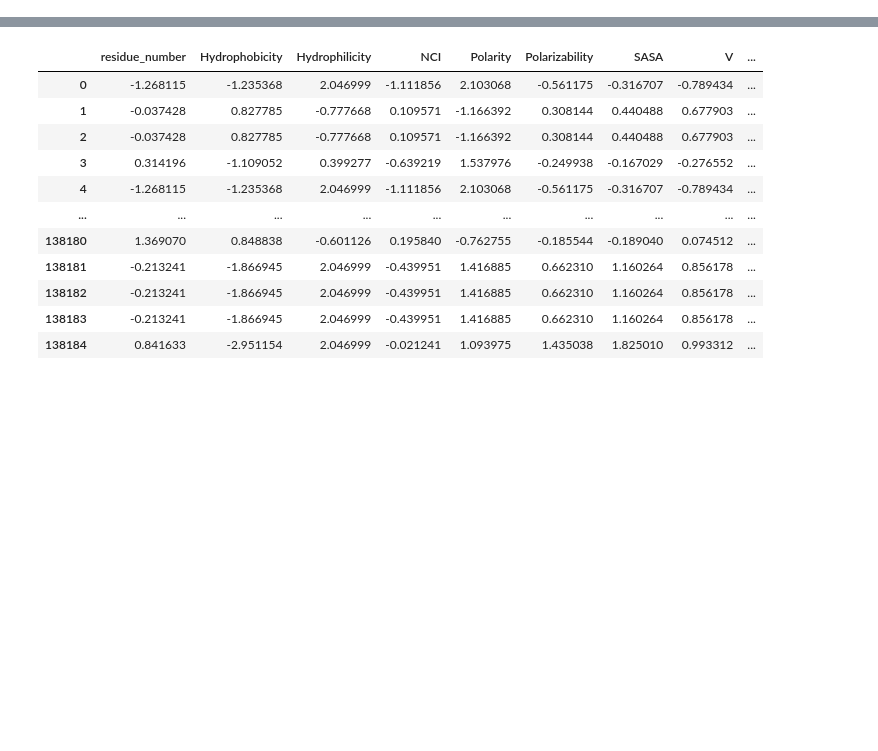
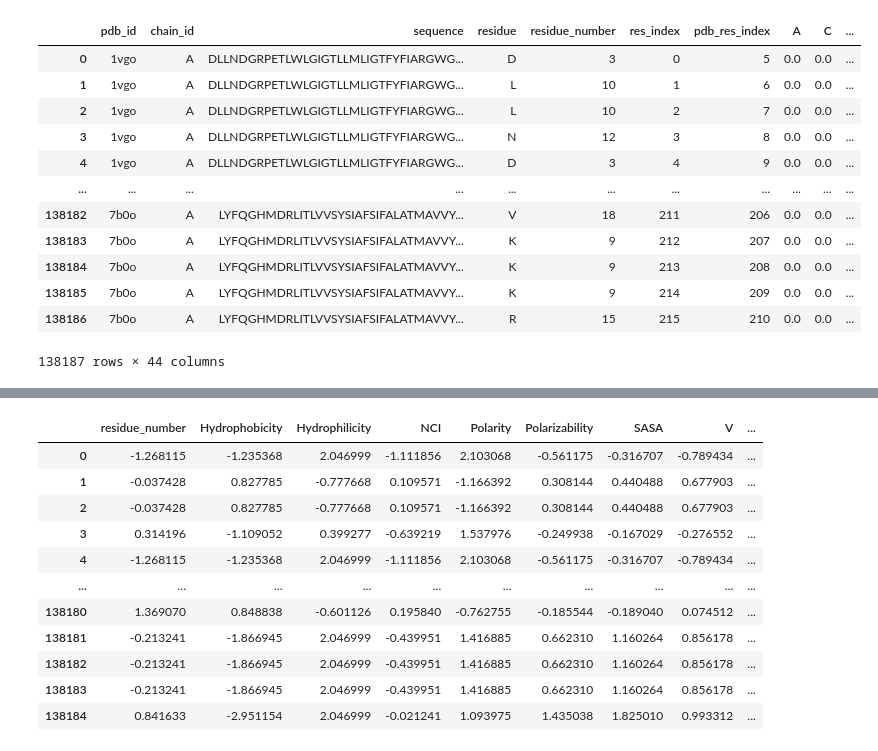
Before and after one commit to Dparanou/transmembrane-protein-prediction, a Jupyter notebook: proteins_classifier.ipynb, the cells around one changed output, grey strips where cells are left out. Saved outputs shown, nothing was run; the diff lists cells and outputs as text; code cells hidden in the pictures; blank space fills up the shorter version.

```diff
--- a/proteins_classifier.ipynb
+++ b/proteins_classifier.ipynb
@@ -12,4 +12,19 @@ from xgboost import XGBClassifier
 import warnings
 warnings.filterwarnings('ignore')
 # %%
-df = pd.read_csv('proteins_dataframe.csv', index_col=0)
+df = pd.read_csv('final_proteins_dataframe.csv', index_col=0)
+df
+# %% [output]
+|  | pdb_id | chain_id | sequence | residue | residue_number | res_index | pdb_res_index | A | C | ... |
+| 0 | 1vgo | A | DLLNDGRPETLWLGIGTLLMLIGTFYFIARGWG... | D | 3 | 0 | 5 | 0.0 | 0.0 | ... |
+| 1 | 1vgo | A | DLLNDGRPETLWLGIGTLLMLIGTFYFIARGWG... | L | 10 | 1 | 6 | 0.0 | 0.0 | ... |
+| 2 | 1vgo | A | DLLNDGRPETLWLGIGTLLMLIGTFYFIARGWG... | L | 10 | 2 | 7 | 0.0 | 0.0 | ... |
+| 3 | 1vgo | A | DLLNDGRPETLWLGIGTLLMLIGTFYFIARGWG... | N | 12 | 3 | 8 | 0.0 | 0.0 | ... |
+| 4 | 1vgo | A | DLLNDGRPETLWLGIGTLLMLIGTFYFIARGWG... | D | 3 | 4 | 9 | 0.0 | 0.0 | ... |
+| ... | ... | ... | ... | ... | ... | ... | ... | ... | ... | ... |
+| 138182 | 7b0o | A | LYFQGHMDRLITLVVSYSIAFSIFALATMAVVY... | V | 18 | 211 | 206 | 0.0 | 0.0 | ... |
+| 138183 | 7b0o | A | LYFQGHMDRLITLVVSYSIAFSIFALATMAVVY... | K | 9 | 212 | 207 | 0.0 | 0.0 | ... |
+| 138184 | 7b0o | A | LYFQGHMDRLITLVVSYSIAFSIFALATMAVVY... | K | 9 | 213 | 208 | 0.0 | 0.0 | ... |
+| 138185 | 7b0o | A | LYFQGHMDRLITLVVSYSIAFSIFALATMAVVY... | K | 9 | 214 | 209 | 0.0 | 0.0 | ... |
+| 138186 | 7b0o | A | LYFQGHMDRLITLVVSYSIAFSIFALATMAVVY... | R | 15 | 215 | 210 | 0.0 | 0.0 | ... |
+138187 rows × 44 columns
```
Also changed, not shown: parts of 4 cells of this notebook.
